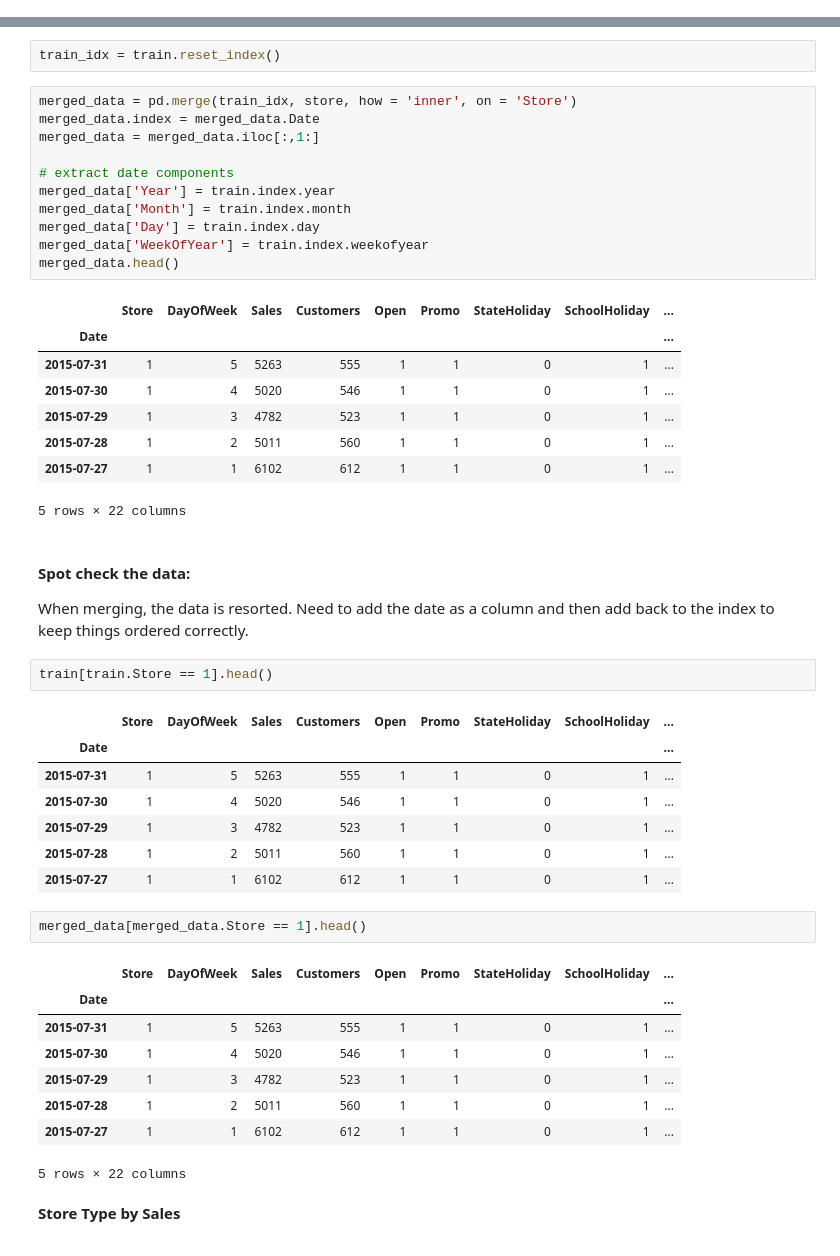
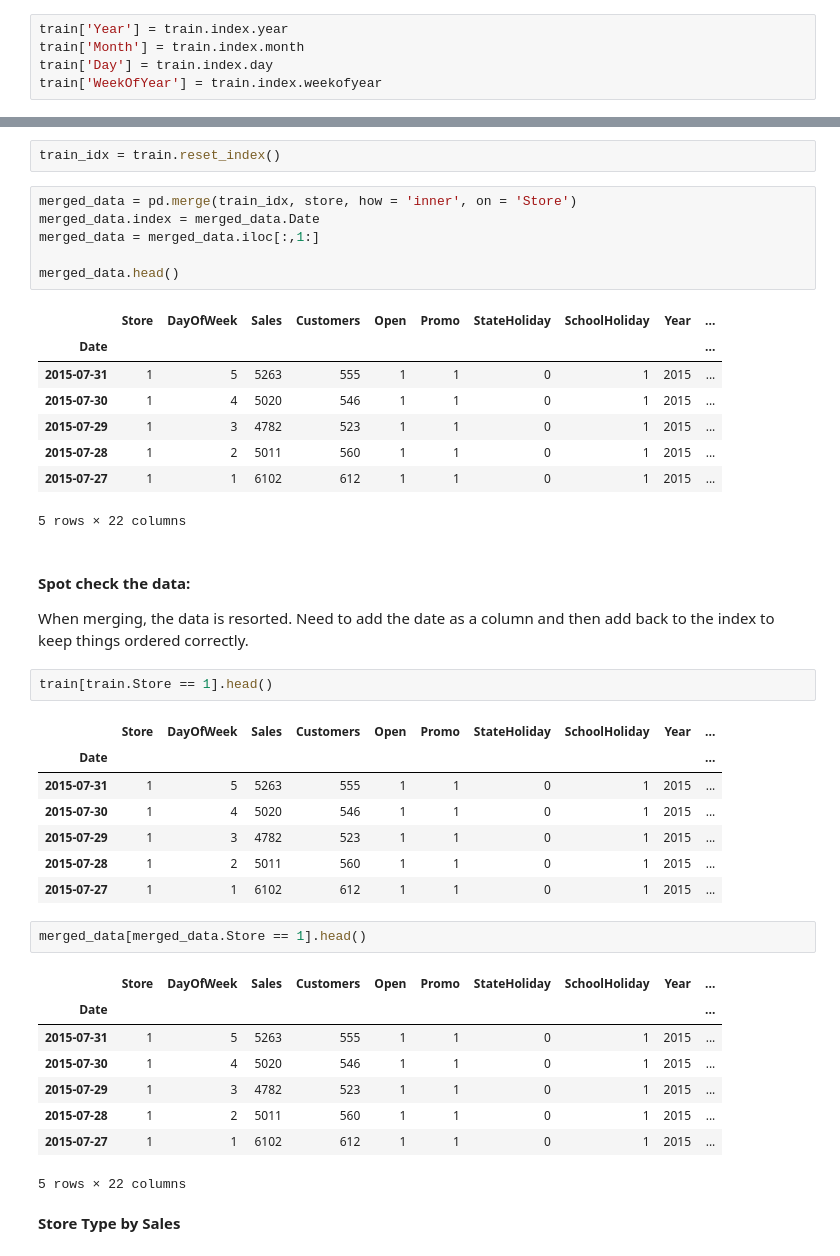
Before and after one commit to nurudeensulaimon/EDA, a Jupyter notebook: Exploratory Data Analysis.ipynb, the cells around one changed output, grey strips where cells are left out. Cells and saved outputs as stored; diff of their text form.

Commit message:
Readjusting index on merge and adding time component variables

```diff
--- a/Exploratory Data Analysis.ipynb
+++ b/Exploratory Data Analysis.ipynb
@@ -31,6 +31,11 @@ train.head()
 | 2015-07-31 | 3 | 5 | 8314 | 821 | 1 | 1 | 0 | 1 |
 | 2015-07-31 | 4 | 5 | 13995 | 1498 | 1 | 1 | 0 | 1 |
 | 2015-07-31 | 5 | 5 | 4822 | 559 | 1 | 1 | 0 | 1 |
+# %%
+train['Year'] = train.index.year
+train['Month'] = train.index.month
+train['Day'] = train.index.day
+train['WeekOfYear'] = train.index.weekofyear
 # %%
 train.dtypes
 # %% [output]
@@ -369,22 +378,17 @@ train_idx = train.reset_index()
 # %%
 merged_data = pd.merge(train_idx, store, how = 'inner', on = 'Store')
 merged_data.index = merged_data.Date
 merged_data = merged_data.iloc[:,1:]
 
-# extract date components
-merged_data['Year'] = train.index.year
-merged_data['Month'] = train.index.month
-merged_data['Day'] = train.index.day
-merged_data['WeekOfYear'] = train.index.weekofyear
 merged_data.head()
 # %% [output]
-|  | Store | DayOfWeek | Sales | Customers | Open | Promo | StateHoliday | SchoolHoliday | ... |
-| Date |  |  |  |  |  |  |  |  | ... |
-| 2015-07-31 | 1 | 5 | 5263 | 555 | 1 | 1 | 0 | 1 | ... |
-| 2015-07-30 | 1 | 4 | 5020 | 546 | 1 | 1 | 0 | 1 | ... |
-| 2015-07-29 | 1 | 3 | 4782 | 523 | 1 | 1 | 0 | 1 | ... |
-| 2015-07-28 | 1 | 2 | 5011 | 560 | 1 | 1 | 0 | 1 | ... |
-| 2015-07-27 | 1 | 1 | 6102 | 612 | 1 | 1 | 0 | 1 | ... |
+|  | Store | DayOfWeek | Sales | Customers | Open | Promo | StateHoliday | SchoolHoliday | Year | ... |
+| Date |  |  |  |  |  |  |  |  |  | ... |
+| 2015-07-31 | 1 | 5 | 5263 | 555 | 1 | 1 | 0 | 1 | 2015 | ... |
+| 2015-07-30 | 1 | 4 | 5020 | 546 | 1 | 1 | 0 | 1 | 2015 | ... |
+| 2015-07-29 | 1 | 3 | 4782 | 523 | 1 | 1 | 0 | 1 | 2015 | ... |
+| 2015-07-28 | 1 | 2 | 5011 | 560 | 1 | 1 | 0 | 1 | 2015 | ... |
+| 2015-07-27 | 1 | 1 | 6102 | 612 | 1 | 1 | 0 | 1 | 2015 | ... |
 5 rows × 22 columns
 # %% [markdown]
 #### Spot check the data:
@@ -393,23 +397,23 @@ When merging, the data is resorted. Need to add the date as a column and then ad
 # %%
 train[train.Store == 1].head()
 # %% [output]
-|  | Store | DayOfWeek | Sales | Customers | Open | Promo | StateHoliday | SchoolHoliday | ... |
-| Date |  |  |  |  |  |  |  |  | ... |
-| 2015-07-31 | 1 | 5 | 5263 | 555 | 1 | 1 | 0 | 1 | ... |
-| 2015-07-30 | 1 | 4 | 5020 | 546 | 1 | 1 | 0 | 1 | ... |
-| 2015-07-29 | 1 | 3 | 4782 | 523 | 1 | 1 | 0 | 1 | ... |
-| 2015-07-28 | 1 | 2 | 5011 | 560 | 1 | 1 | 0 | 1 | ... |
-| 2015-07-27 | 1 | 1 | 6102 | 612 | 1 | 1 | 0 | 1 | ... |
+|  | Store | DayOfWeek | Sales | Customers | Open | Promo | StateHoliday | SchoolHoliday | Year | ... |
+| Date |  |  |  |  |  |  |  |  |  | ... |
+| 2015-07-31 | 1 | 5 | 5263 | 555 | 1 | 1 | 0 | 1 | 2015 | ... |
+| 2015-07-30 | 1 | 4 | 5020 | 546 | 1 | 1 | 0 | 1 | 2015 | ... |
+| 2015-07-29 | 1 | 3 | 4782 | 523 | 1 | 1 | 0 | 1 | 2015 | ... |
+| 2015-07-28 | 1 | 2 | 5011 | 560 | 1 | 1 | 0 | 1 | 2015 | ... |
+| 2015-07-27 | 1 | 1 | 6102 | 612 | 1 | 1 | 0 | 1 | 2015 | ... |
 # %%
 merged_data[merged_data.Store == 1].head()
 # %% [output]
-|  | Store | DayOfWeek | Sales | Customers | Open | Promo | StateHoliday | SchoolHoliday | ... |
-| Date |  |  |  |  |  |  |  |  | ... |
-| 2015-07-31 | 1 | 5 | 5263 | 555 | 1 | 1 | 0 | 1 | ... |
-| 2015-07-30 | 1 | 4 | 5020 | 546 | 1 | 1 | 0 | 1 | ... |
-| 2015-07-29 | 1 | 3 | 4782 | 523 | 1 | 1 | 0 | 1 | ... |
-| 2015-07-28 | 1 | 2 | 5011 | 560 | 1 | 1 | 0 | 1 | ... |
-| 2015-07-27 | 1 | 1 | 6102 | 612 | 1 | 1 | 0 | 1 | ... |
+|  | Store | DayOfWeek | Sales | Customers | Open | Promo | StateHoliday | SchoolHoliday | Year | ... |
+| Date |  |  |  |  |  |  |  |  |  | ... |
+| 2015-07-31 | 1 | 5 | 5263 | 555 | 1 | 1 | 0 | 1 | 2015 | ... |
+| 2015-07-30 | 1 | 4 | 5020 | 546 | 1 | 1 | 0 | 1 | 2015 | ... |
+| 2015-07-29 | 1 | 3 | 4782 | 523 | 1 | 1 | 0 | 1 | 2015 | ... |
+| 2015-07-28 | 1 | 2 | 5011 | 560 | 1 | 1 | 0 | 1 | 2015 | ... |
+| 2015-07-27 | 1 | 1 | 6102 | 612 | 1 | 1 | 0 | 1 | 2015 | ... |
 5 rows × 22 columns
 # %% [markdown]
 **Store Type by Sales**
```
Also changed, not shown: parts of 3 cells of this notebook.
